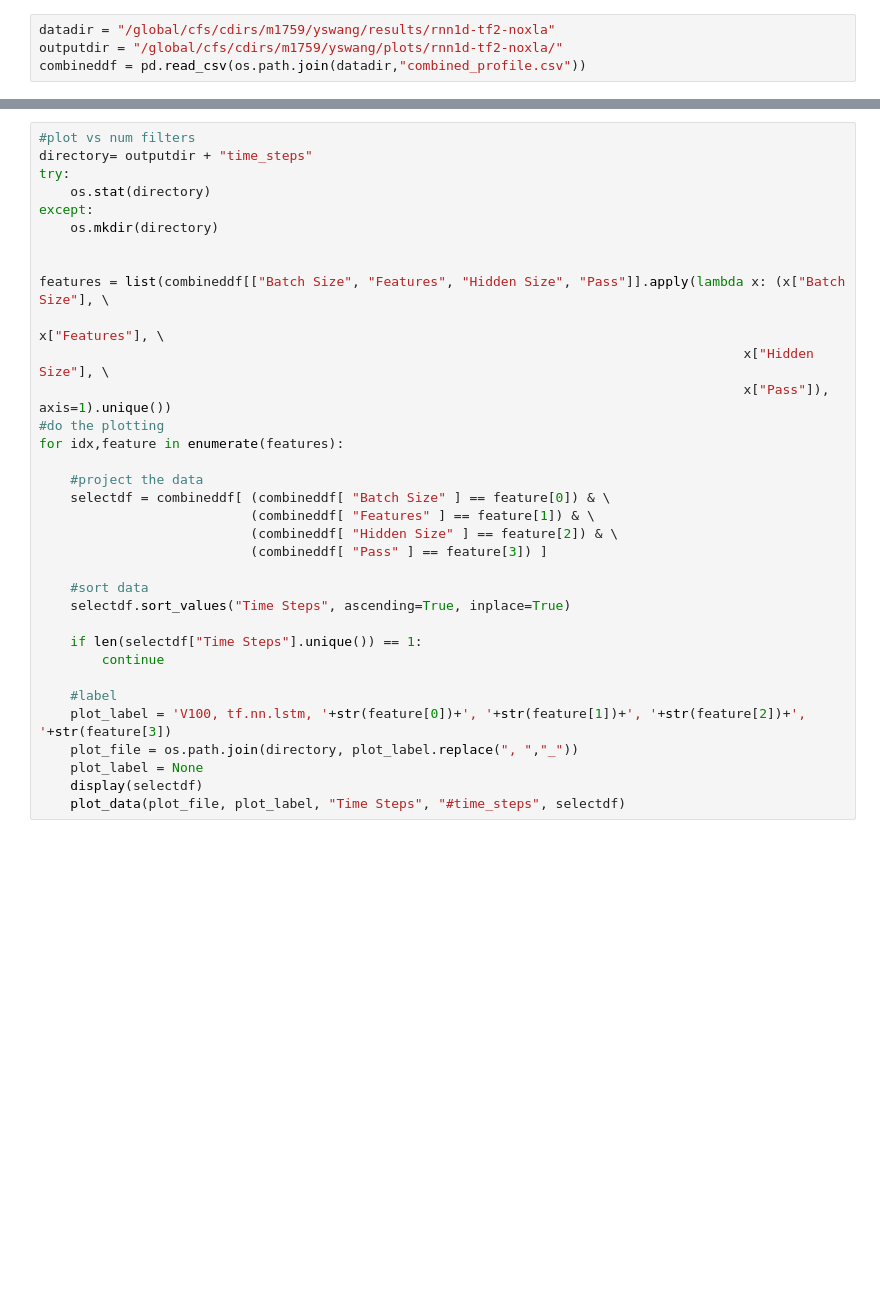
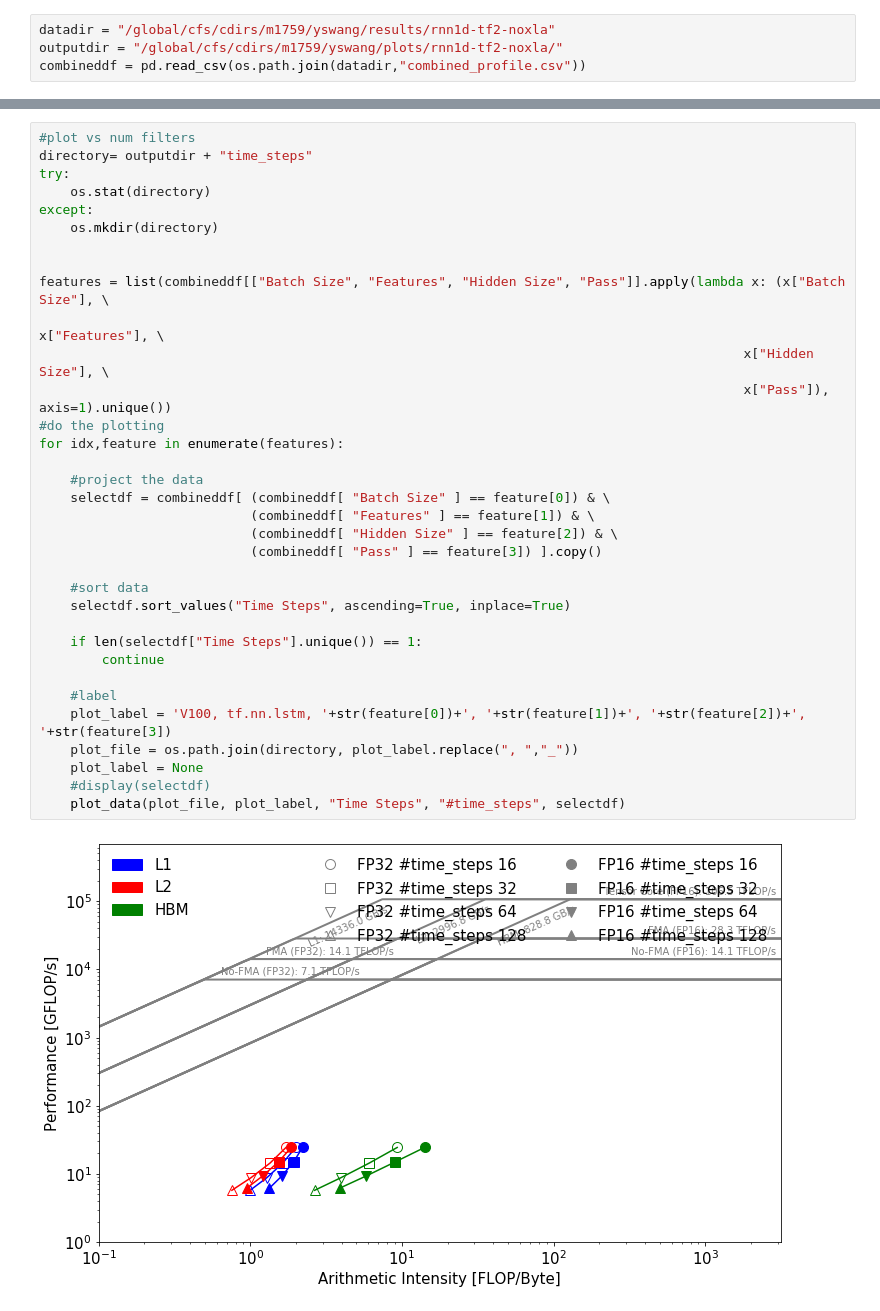
Before and after one commit to cyanguwa/DeepLearningProfiling, a Jupyter notebook: Basic-Kernels/analysis/rnn1d-tf2-noxla/roofline_plot.ipynb, the cells around one changed output, grey strips where cells are left out. Saved outputs shown, nothing was run; the diff lists cells and outputs as text; blank space fills up the shorter version.

```diff
--- a/Basic-Kernels/analysis/rnn1d-tf2-noxla/roofline_plot.ipynb
+++ b/Basic-Kernels/analysis/rnn1d-tf2-noxla/roofline_plot.ipynb
@@ -254,33 +243,35 @@ SyntaxError: 'return' outside function (<ipython-input-6-82e21dae6e81>, line 33)
 directory= outputdir + "time_steps"
 try:
     os.stat(directory)
 except:
     os.mkdir(directory)
 
 
 features = list(combineddf[["Batch Size", "Features", "Hidden Size", "Pass"]].apply(lambda x: (x["Batch Size"], \
                                                                                           x["Features"], \
                                                                                           x["Hidden Size"], \
                                                                                           x["Pass"]), axis=1).unique())
 #do the plotting
 for idx,feature in enumerate(features):
 
     #project the data
     selectdf = combineddf[ (combineddf[ "Batch Size" ] == feature[0]) & \
                            (combineddf[ "Features" ] == feature[1]) & \
                            (combineddf[ "Hidden Size" ] == feature[2]) & \
-                           (combineddf[ "Pass" ] == feature[3]) ]
+                           (combineddf[ "Pass" ] == feature[3]) ].copy()
 
     #sort data
     selectdf.sort_values("Time Steps", ascending=True, inplace=True)
 
     if len(selectdf["Time Steps"].unique()) == 1:
         continue
 
     #label
     plot_label = 'V100, tf.nn.lstm, '+str(feature[0])+', '+str(feature[1])+', '+str(feature[2])+', '+str(feature[3])
     plot_file = os.path.join(directory, plot_label.replace(", ","_"))
     plot_label = None
-    display(selectdf)
+    #display(selectdf)
     plot_data(plot_file, plot_label, "Time Steps", "#time_steps", selectdf)
+# %% [output]
+[figure, added]
 # %%
```
Also changed, not shown: parts of 4 cells of this notebook, 2 other files.
